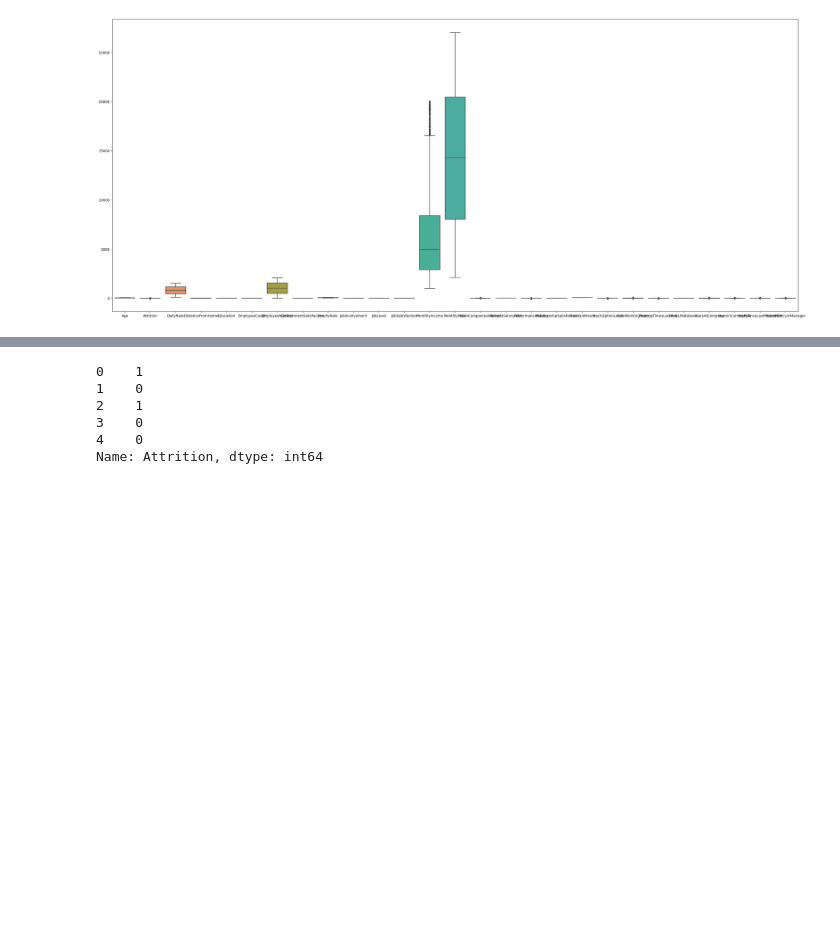
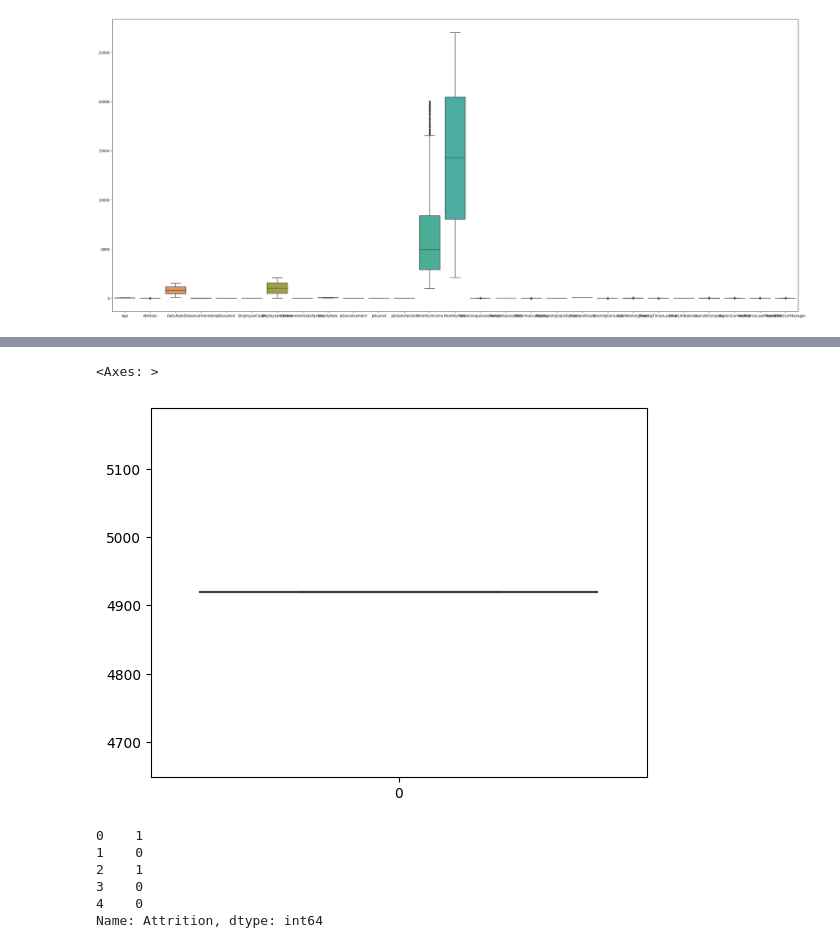
Before and after one commit to smartinternz02/SI-GuidedProject-580767-1694625136, a Jupyter notebook: sb_assignment4.ipynb, the cells around one changed output, grey strips where cells are left out. Drawn from its saved outputs; the diff is of its cells as text; code cells hidden in the pictures; blank space fills up the shorter version.

```diff
--- a/sb_assignment4.ipynb
+++ b/sb_assignment4.ipynb
@@ -110,3 +143,8 @@ sns.boxplot(df)
+# %%
+sns.boxplot(df.MonthlyIncome)
+# %% [output]
+<Axes: >
+[figure, added]
 # %%
 x = df.drop(columns=['Attrition'])
 y = df['Attrition']
```
Also changed, not shown: parts of 21 cells of this notebook.
